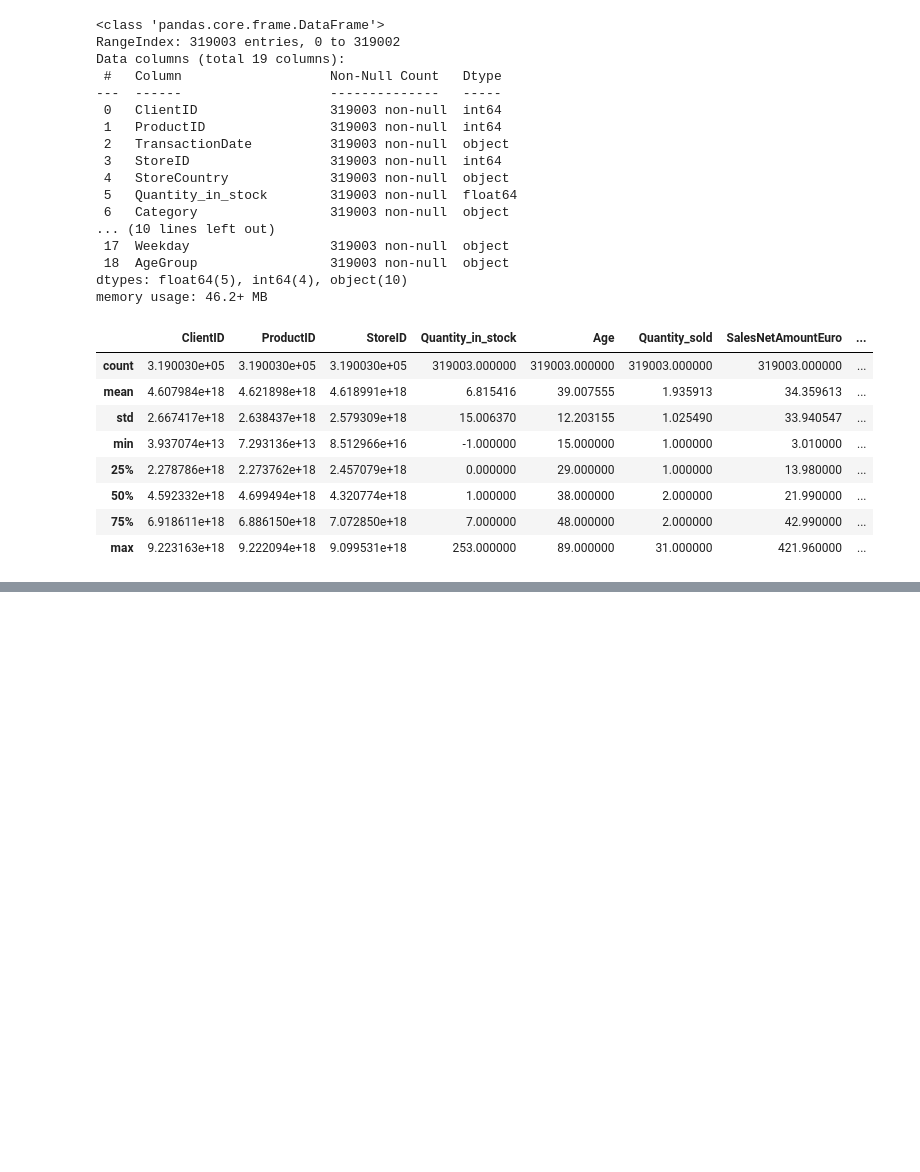
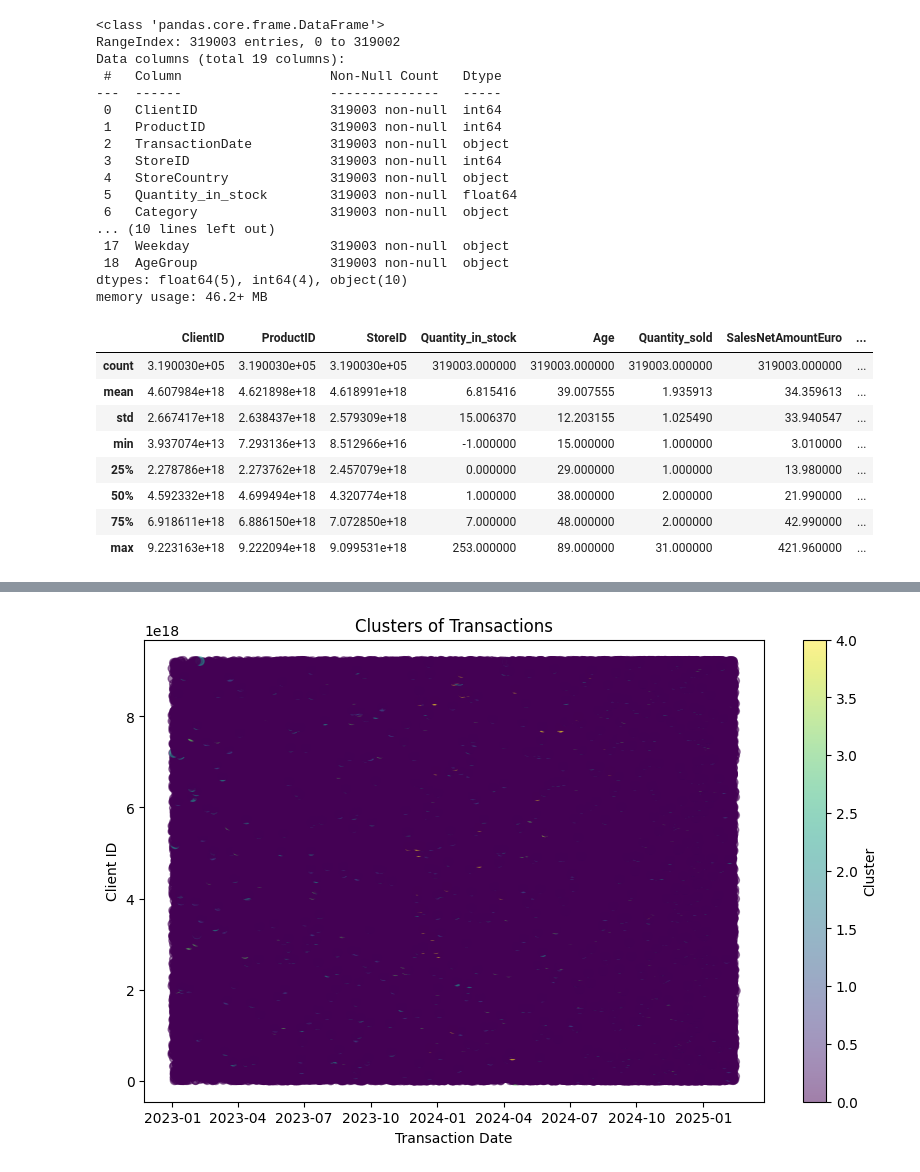
Before and after one commit to ravhello/hackathon, a Jupyter notebook: karim.ipynb, the cells around one changed output, grey strips where cells are left out. Drawn from its saved outputs; the diff is of its cells as text; code cells hidden in the pictures; blank space fills up the shorter version.

```diff
--- a/karim.ipynb
+++ b/karim.ipynb
@@ -47,6 +47,9 @@ memory usage: 46.2+ MB
 | 75% | 6.918611e+18 | 6.886150e+18 | 7.072850e+18 | 7.000000 | 48.000000 | 2.000000 | 42.990000 | ... |
 | max | 9.223163e+18 | 9.222094e+18 | 9.099531e+18 | 253.000000 | 89.000000 | 31.000000 | 421.960000 | ... |
 # %%
+from sklearn.feature_extraction.text import CountVectorizer
+from sklearn.cluster import KMeans
+
 # Convert TransactionDate to datetime
 final_dataframe['TransactionDate'] = pd.to_datetime(final_dataframe['TransactionDate'])
 
@@ -59,10 +62,14 @@ transaction_product_df = pd.DataFrame(grouped)
 # Convert ProductID list to string for vectorization
 transaction_product_df['ProductID_str'] = transaction_product_df['ProductID'].apply(lambda x: ' '.join(map(str, x)))
 
+# Define the vectorizer
+vectorizer = CountVectorizer()
+
 # Vectorize the ProductID list
 X = vectorizer.fit_transform(transaction_product_df['ProductID_str'])
 
-# Apply KMeans clustering
+# Define and apply KMeans clustering
+kmeans = KMeans(n_clusters=5, random_state=42)
 transaction_product_df['Cluster'] = kmeans.fit_predict(X)
 
 # Display the clustered transactions
@@ -87,0 +95,13 @@ print(transaction_product_df[['ClientID', 'TransactionDate', 'ProductID', 'Clust
+# %%
+import matplotlib.pyplot as plt
+
+# Plot the clusters
+plt.figure(figsize=(10, 6))
+plt.scatter(transaction_product_df['TransactionDate'], transaction_product_df['ClientID'], c=transaction_product_df['Cluster'], cmap='viridis', alpha=0.5)
+plt.title('Clusters of Transactions')
+plt.xlabel('Transaction Date')
+plt.ylabel('Client ID')
+plt.colorbar(label='Cluster')
+plt.show()
+# %% [output]
+[figure, added]
```
Also changed, not shown: parts of 1 cell of this notebook, 2 other files.
